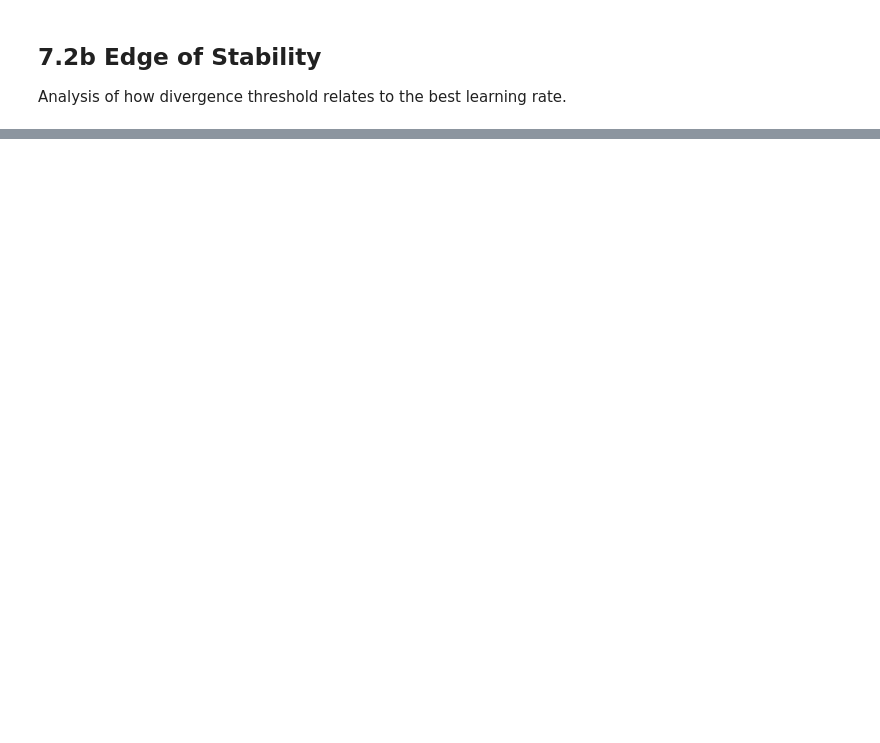
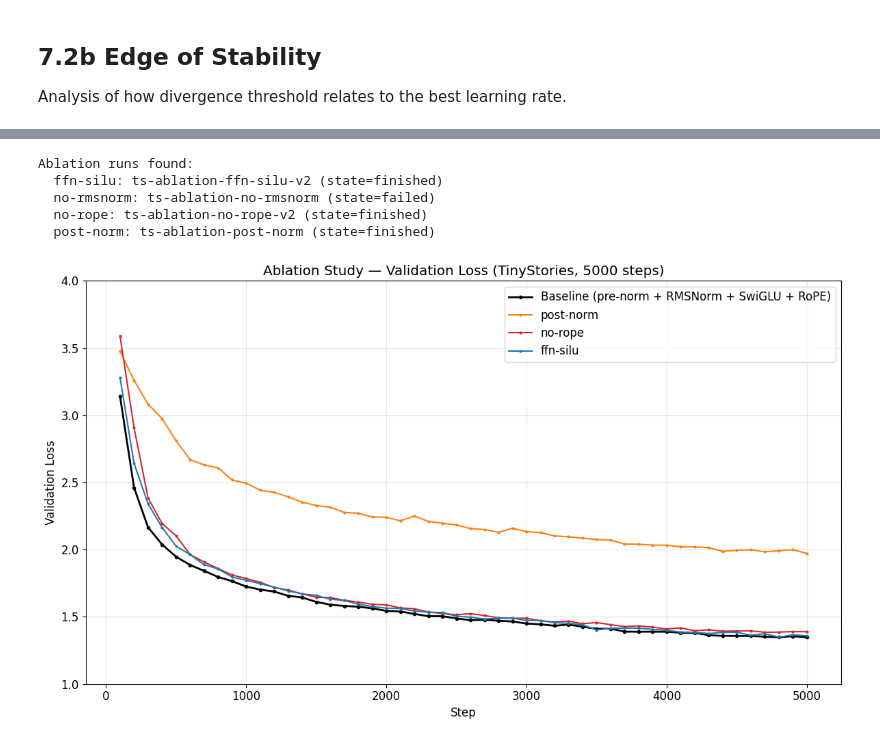
Before and after one commit to bushuyeu/LLM-from-scratch, a Jupyter notebook: assignment1/notebooks/experiments_analysis.ipynb, the cells around one changed output, grey strips where cells are left out. Saved outputs shown, nothing was run; the diff lists cells and outputs as text; code cells hidden in the pictures; blank space fills up the shorter version.

```diff
--- a/assignment1/notebooks/experiments_analysis.ipynb
+++ b/assignment1/notebooks/experiments_analysis.ipynb
@@ -125,0 +328,68 @@ Compare baseline vs ablation runs.
+# %%
+# Fetch ablation runs
+ablation_runs = api.runs(PROJECT, filters={"display_name": {"$regex": "ts-ablation-"}})
+
+# Also fetch baseline (lr=2e-3)
+baseline_run = list(api.runs(PROJECT, filters={"display_name": "ts-lr-2e-3"}))[0]
+
+# Organize runs by ablation type — prefer v2 runs (corrected) over v1
+ablation_map = {}
+for run in ablation_runs:
+    name = run.display_name
+    if run.state == "crashed":
+        continue
+    # Determine ablation key
+    if "no-rmsnorm" in name:
+        key = "no-rmsnorm"
+    elif "post-norm" in name:
+        key = "post-norm"
+    elif "no-rope" in name:
+        key = "no-rope"
+    elif "ffn-silu" in name:
+        key = "ffn-silu"
+    else:
+        continue
+    # Prefer v2 (corrected) over v1
+    if key in ablation_map and "v2" not in name:
+        continue
+    ablation_map[key] = run
+
+print("Ablation runs found:")
+for key, run in sorted(ablation_map.items()):
+    print(f"  {key}: {run.display_name} (state={run.state})")
+# %% [output]
+Ablation runs found:
+  ffn-silu: ts-ablation-ffn-silu-v2 (state=finished)
+  no-rmsnorm: ts-ablation-no-rmsnorm (state=failed)
+  no-rope: ts-ablation-no-rope-v2 (state=finished)
+  post-norm: ts-ablation-post-norm (state=finished)
+# %%
+# Plot ablation val loss curves vs baseline
+fig, ax = plt.subplots(figsize=(12, 7))
+
+# Baseline
+bl_hist = baseline_run.history(keys=["val/loss"], samples=5000).dropna(subset=["val/loss"])
+ax.plot(bl_hist["_step"], bl_hist["val/loss"], label="Baseline (pre-norm + RMSNorm + SwiGLU + RoPE)",
+        color="black", linewidth=2, marker="o", markersize=3)
+
+colors = {"post-norm": "tab:orange", "no-rope": "tab:red", "ffn-silu": "tab:blue", "no-rmsnorm": "tab:gray"}
+for key in ["post-norm", "no-rope", "ffn-silu"]:
+    if key not in ablation_map:
+        continue
+    run = ablation_map[key]
+    hist = run.history(keys=["val/loss"], samples=5000).dropna(subset=["val/loss"])
+    if hist.empty or hist["val/loss"].isna().all():
+        continue
+    ax.plot(hist["_step"], hist["val/loss"], label=key, color=colors[key], marker="o", markersize=2)
+
+ax.set_xlabel("Step")
+ax.set_ylabel("Validation Loss")
+ax.set_title("Ablation Study — Validation Loss (TinyStories, 5000 steps)")
+ax.legend()
+ax.grid(True, alpha=0.3)
+ax.set_ylim(1, 4)
+plt.tight_layout()
+plt.savefig("../outputs/ablation_curves.png", dpi=150, bbox_inches="tight")
+plt.show()
+# %% [output]
+[figure, added]
```
Also changed, not shown: parts of 27 cells of this notebook, 11 other files.
